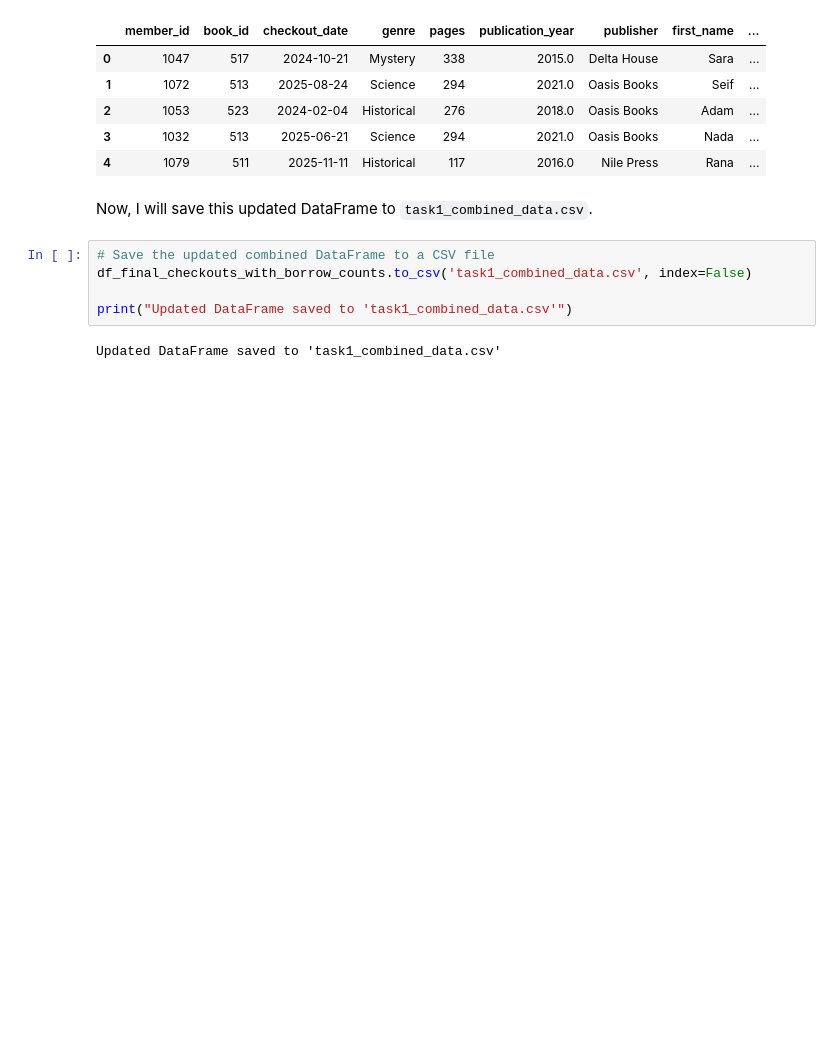
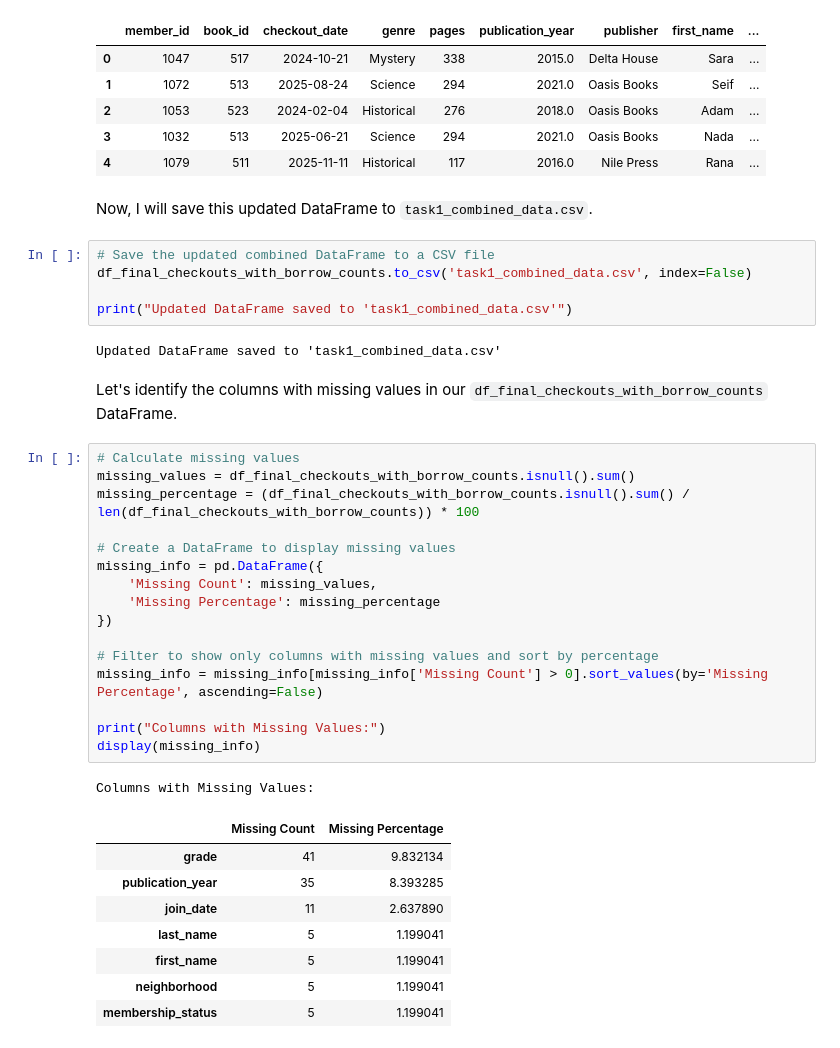
Before and after one commit to noor-omar/DECI-colabProject, a Jupyter notebook: EYOUTH_31005041700343_Library.ipynb, the cells around one changed output. Drawn from its saved outputs; the diff is of its cells as text; blank space fills up the shorter version.

```diff
--- a/EYOUTH_31005041700343_Library.ipynb
+++ b/EYOUTH_31005041700343_Library.ipynb
@@ -193,3 +193,31 @@ df_final_checkouts_with_borrow_counts.to_csv('task1_combined_data.csv', index=Fa
 print("Updated DataFrame saved to 'task1_combined_data.csv'")
 # %% [output]
 Updated DataFrame saved to 'task1_combined_data.csv'
+# %% [markdown]
+Let's identify the columns with missing values in our `df_final_checkouts_with_borrow_counts` DataFrame.
+# %%
+# Calculate missing values
+missing_values = df_final_checkouts_with_borrow_counts.isnull().sum()
+missing_percentage = (df_final_checkouts_with_borrow_counts.isnull().sum() / len(df_final_checkouts_with_borrow_counts)) * 100
+
+# Create a DataFrame to display missing values
+missing_info = pd.DataFrame({
+    'Missing Count': missing_values,
+    'Missing Percentage': missing_percentage
+})
+
+# Filter to show only columns with missing values and sort by percentage
+missing_info = missing_info[missing_info['Missing Count'] > 0].sort_values(by='Missing Percentage', ascending=False)
+
+print("Columns with Missing Values:")
+display(missing_info)
+# %% [output]
+Columns with Missing Values:
+|  | Missing Count | Missing Percentage |
+| grade | 41 | 9.832134 |
+| publication_year | 35 | 8.393285 |
+| join_date | 11 | 2.637890 |
+| last_name | 5 | 1.199041 |
+| first_name | 5 | 1.199041 |
+| neighborhood | 5 | 1.199041 |
+| membership_status | 5 | 1.199041 |
```
Also changed, not shown: parts of 11 cells of this notebook.
